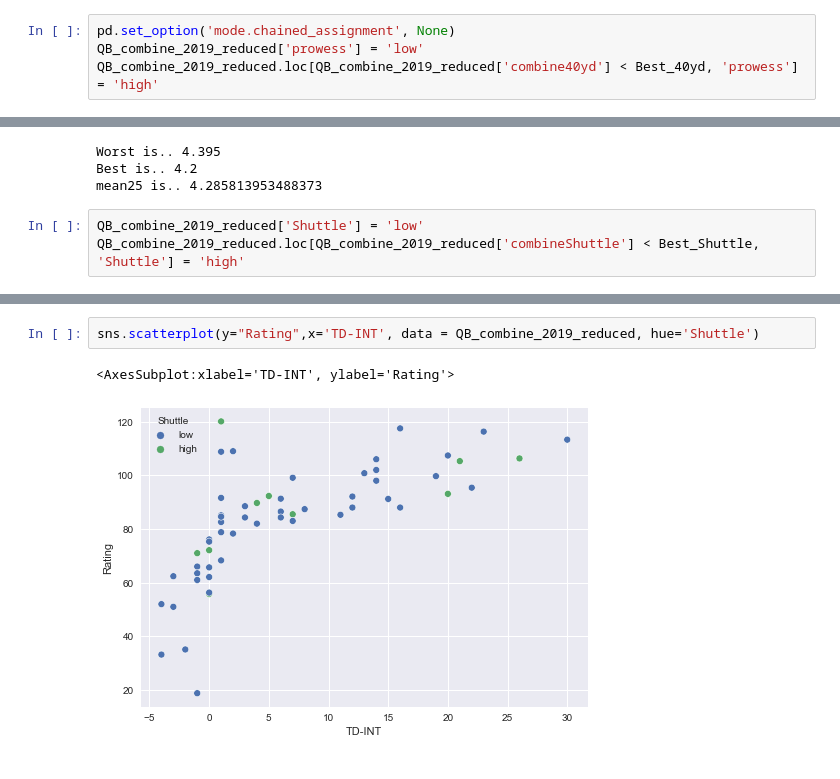
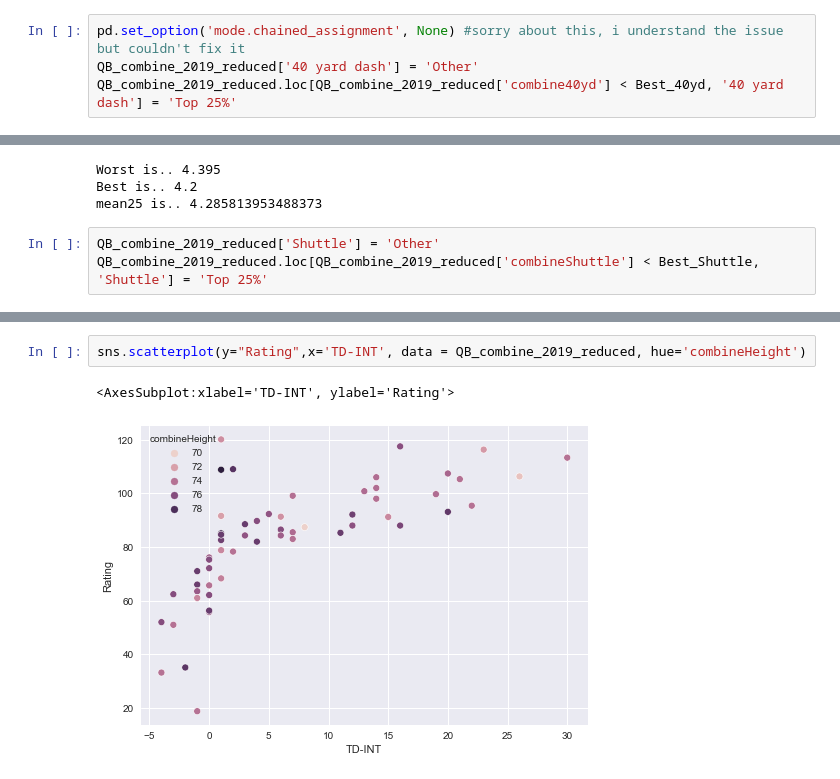
Before and after one commit to User7712/UCDPA_MarkCheesmore, a Jupyter notebook: QB_in_NFL_2019.ipynb, the cells around one changed output, grey strips where cells are left out. Drawn from its saved outputs; the diff is of its cells as text.

```diff
--- a/QB_in_NFL_2019.ipynb
+++ b/QB_in_NFL_2019.ipynb
@@ -439,9 +439,9 @@ Worst is.. 4.94
 Best is.. 4.73
 mean25 is.. 4.82754716981132
 # %%
-pd.set_option('mode.chained_assignment', None)
-QB_combine_2019_reduced['prowess'] = 'low'
-QB_combine_2019_reduced.loc[QB_combine_2019_reduced['combine40yd'] < Best_40yd, 'prowess'] = 'high'
+pd.set_option('mode.chained_assignment', None) #sorry about this, i understand the issue but couldn't fix it
+QB_combine_2019_reduced['40 yard dash'] = 'Other'
+QB_combine_2019_reduced.loc[QB_combine_2019_reduced['combine40yd'] < Best_40yd, '40 yard dash'] = 'Top 25%'
 # %%
 QB_combine_2019_reduced.head()
 # %% [output]
@@ -469,5 +469,5 @@ Worst is.. 4.395
 Best is.. 4.2
 mean25 is.. 4.285813953488373
 # %%
-QB_combine_2019_reduced['Shuttle'] = 'low'
-QB_combine_2019_reduced.loc[QB_combine_2019_reduced['combineShuttle'] < Best_Shuttle, 'Shuttle'] = 'high'
+QB_combine_2019_reduced['Shuttle'] = 'Other'
+QB_combine_2019_reduced.loc[QB_combine_2019_reduced['combineShuttle'] < Best_Shuttle, 'Shuttle'] = 'Top 25%'
@@ -474,5 +479,5 @@ QB_combine_2019_reduced.loc[QB_combine_2019_reduced['combineShuttle'] < Best_Shu
 # %%
-sns.scatterplot(y="Rating",x='TD-INT', data = QB_combine_2019_reduced, hue='Shuttle')
+sns.scatterplot(y="Rating",x='TD-INT', data = QB_combine_2019_reduced, hue='combineHeight')
 # %% [output]
 <AxesSubplot:xlabel='TD-INT', ylabel='Rating'>
-[figure, old version]
+[figure, new version]
```
Also changed, not shown: parts of 8 cells of this notebook.
